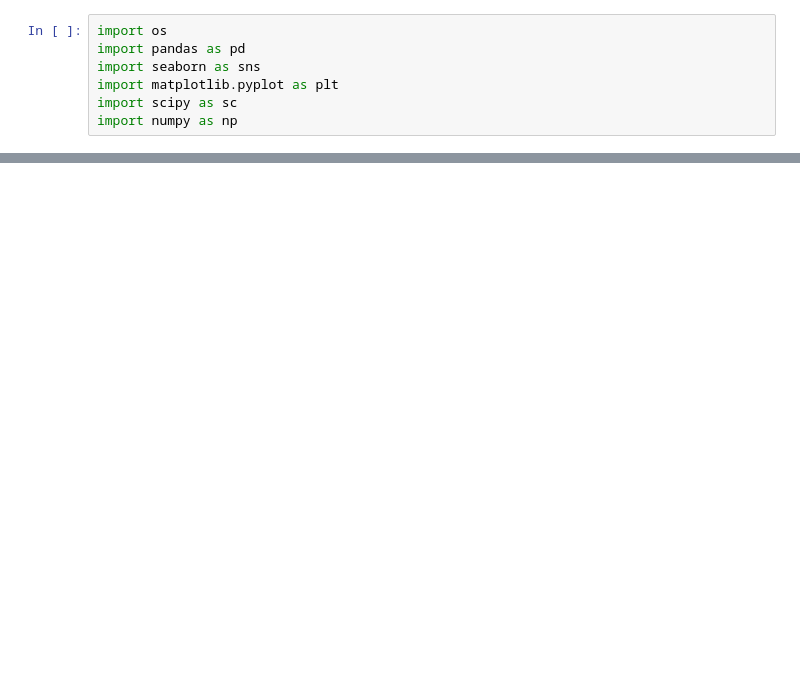
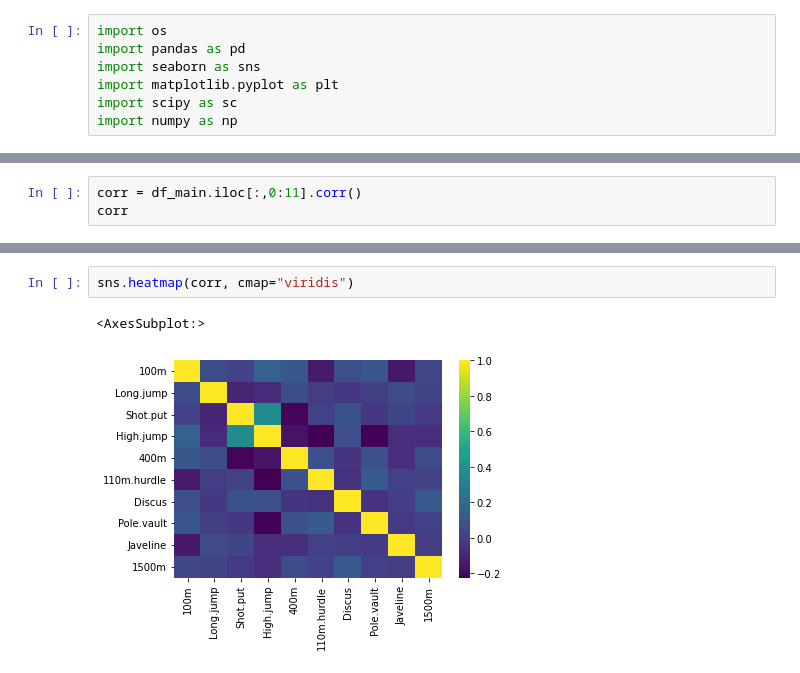
Before and after one commit to claupereirajr/decatlhon-pca, a Jupyter notebook: pca_study.ipynb, the cells around one changed output, grey strips where cells are left out. Cells and saved outputs as stored; diff of their text form; blank space fills up the shorter version.

```diff
--- a/pca_study.ipynb
+++ b/pca_study.ipynb
@@ -17,0 +18,3 @@ Dataframe Main:  41
+# %%
+corr = df_main.iloc[:,0:11].corr()
+corr
@@ -17,0 +33,5 @@ Dataframe Main:  41
+# %%
+sns.heatmap(corr, cmap="viridis")
+# %% [output]
+<AxesSubplot:>
+[figure, added]
```
Also changed, not shown: parts of 15 cells of this notebook, 1 other file.
